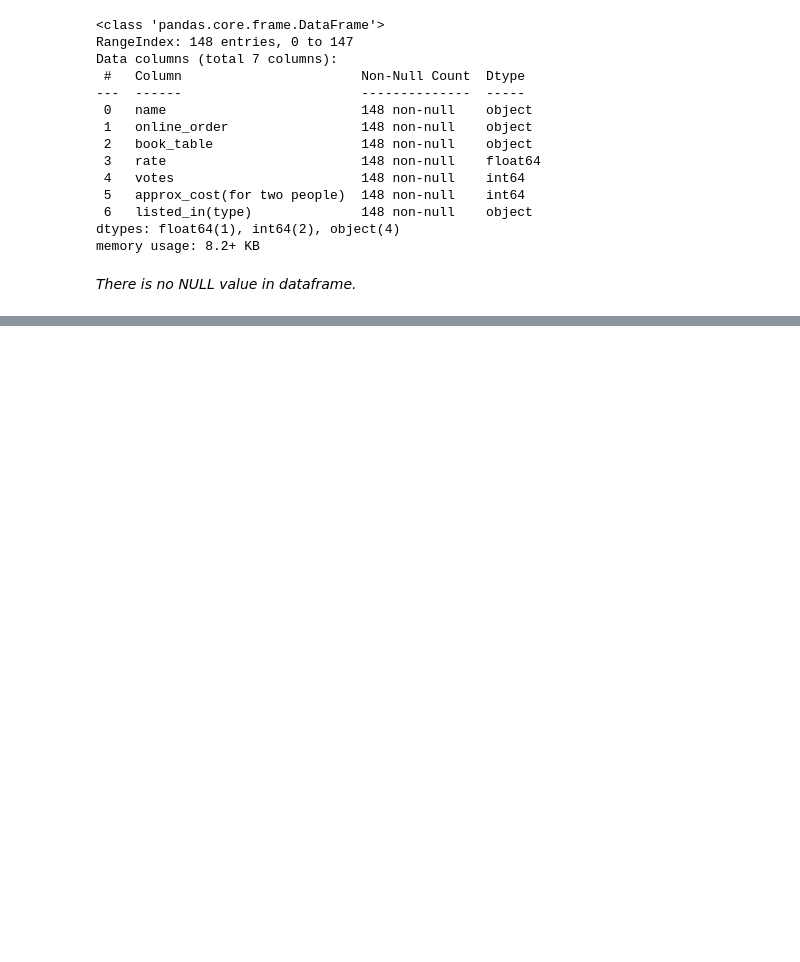
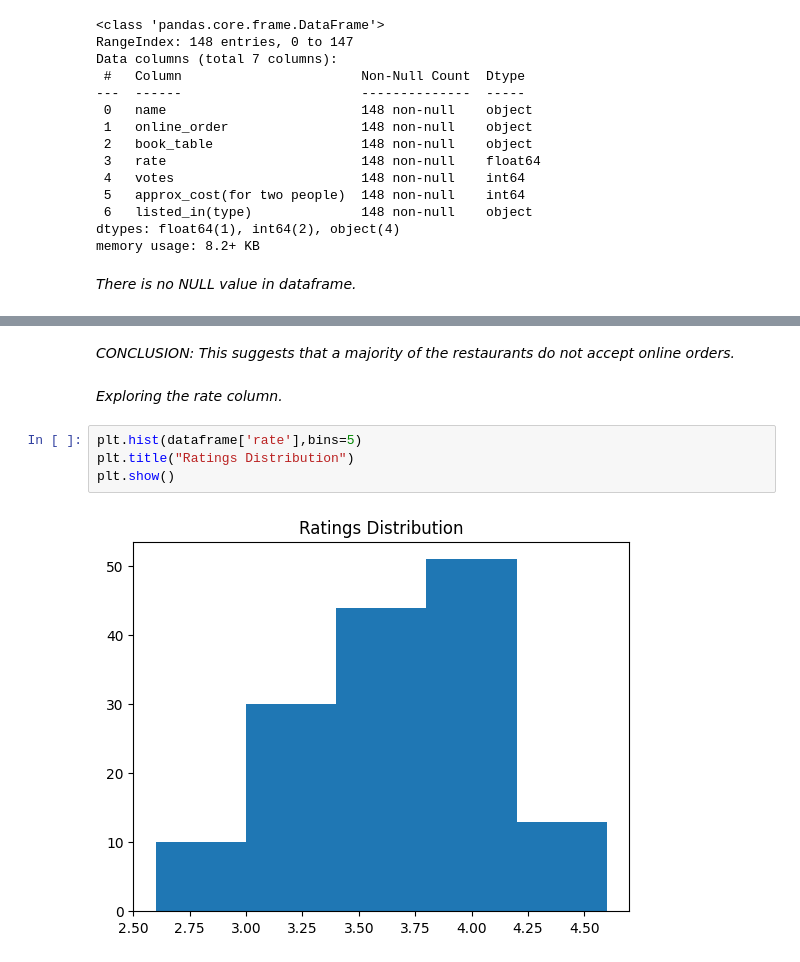
Before and after one commit to Jagandeep-Singh/Zomato-Data, a Jupyter notebook: zomato analysis.ipynb, the cells around one changed output, grey strips where cells are left out. Drawn from its saved outputs; the diff is of its cells as text; blank space fills up the shorter version.

```diff
--- a/zomato analysis.ipynb
+++ b/zomato analysis.ipynb
@@ -84,0 +114,10 @@ Conclusion: The majority of the restaurants fall into the dining category.
+# %% [markdown]
+_CONCLUSION: This suggests that a majority of the restaurants do not accept online orders._
+# %% [markdown]
+_Exploring the rate column._
+# %%
+plt.hist(dataframe['rate'],bins=5)
+plt.title("Ratings Distribution")
+plt.show()
+# %% [output]
+[figure, added]
```
Also changed, not shown: parts of 20 cells of this notebook.
